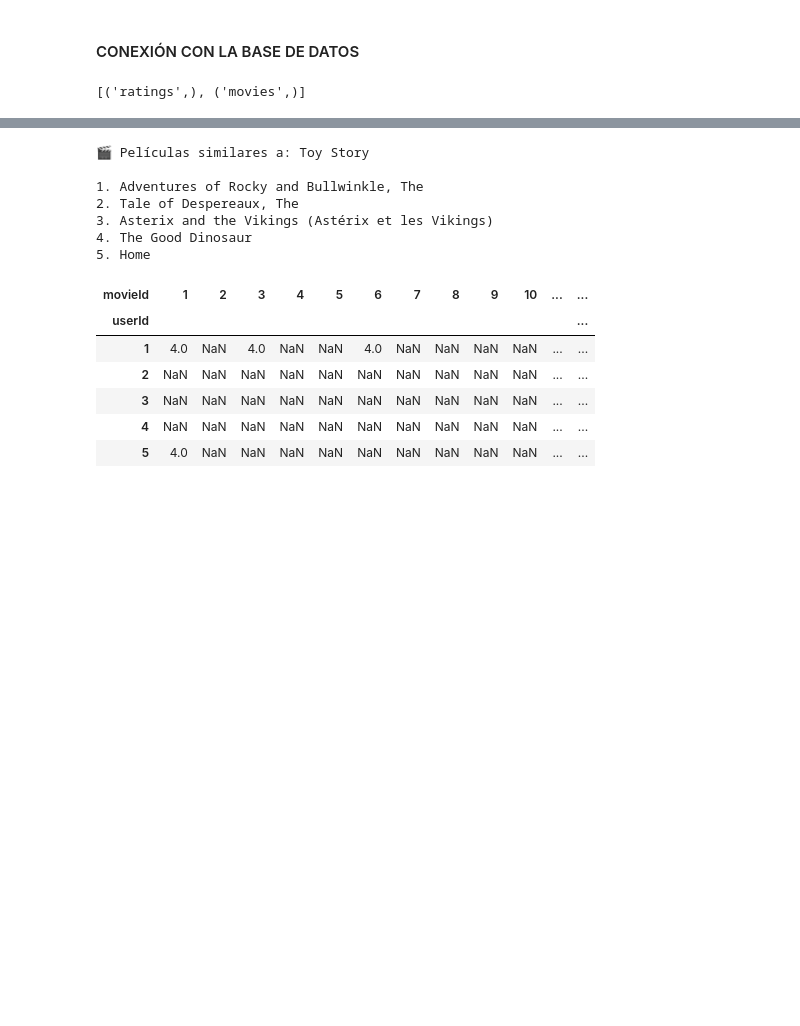
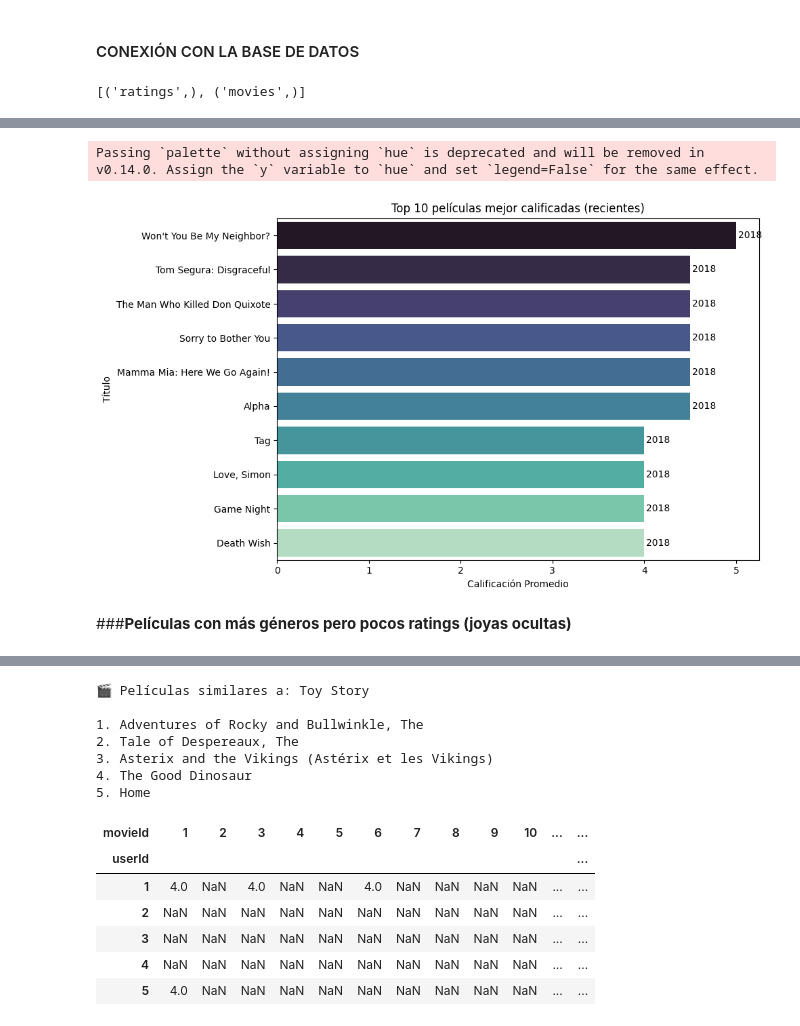
Before and after one commit to JuanCH94/Marketing, a Jupyter notebook: c_modelos.ipynb, the cells around one changed output, grey strips where cells are left out. Saved outputs shown, nothing was run; the diff lists cells and outputs as text; code cells hidden in the pictures; blank space fills up the shorter version.

```diff
--- a/c_modelos.ipynb
+++ b/c_modelos.ipynb
@@ -36,0 +227,38 @@ cur.fetchall()
+# %%
+import matplotlib.pyplot as plt
+import seaborn as sns
+
+# Ejecutar la consulta
+query = """
+SELECT m.año, m.titulo,
+       AVG(IIF(r.rating = 0, NULL, r.rating)) AS avg_rating,
+       COUNT(IIF(r.rating = 0, NULL, r.rating)) AS valid_ratings,
+       COUNT(*) AS total_ratings
+FROM ratings r
+JOIN movies m ON r.movieId = m.movieId
+GROUP BY m.año, m.titulo
+ORDER BY m.año DESC, avg_rating DESC
+LIMIT 10;
+"""
+df_top_by_year = pd.read_sql_query(query, conexion)
+
+# Graficar
+plt.figure(figsize=(10, 6))
+sns.barplot(data=df_top_by_year, x='avg_rating', y='titulo', palette='mako')
+
+# Etiquetas
+plt.title('Top 10 películas mejor calificadas (recientes)')
+plt.xlabel('Calificación Promedio')
+plt.ylabel('Título')
+
+# Añadir etiquetas de año
+for i, (rating, year) in enumerate(zip(df_top_by_year['avg_rating'], df_top_by_year['año'])):
+    plt.text(rating + 0.02, i, str(year), va='center')
+
+plt.tight_layout()
+plt.show()
+# %% [output]
+Passing `palette` without assigning `hue` is deprecated and will be removed in v0.14.0. Assign the `y` variable to `hue` and set `legend=False` for the same effect.
+[figure, added]
+# %% [markdown]
+###**Películas con más géneros pero pocos ratings (joyas ocultas)**
```
Also changed, not shown: parts of 41 cells of this notebook, 3 other files.
